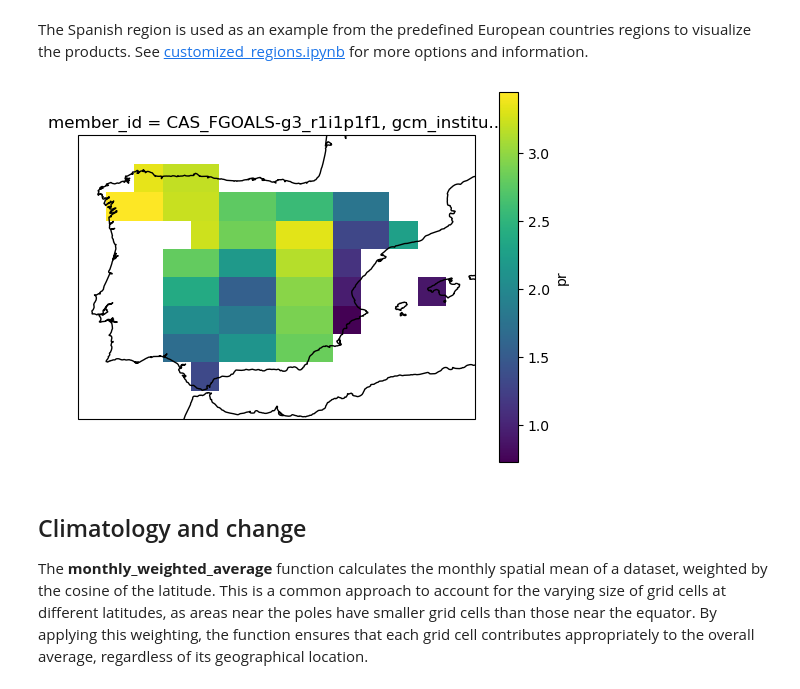
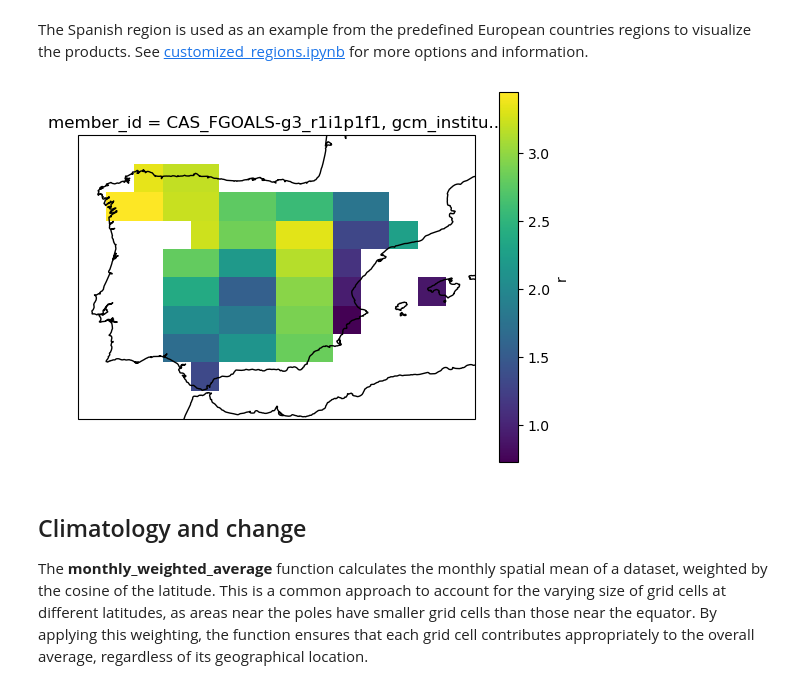
Before and after one commit to sylvainmarchi/c3s-atlas, a Jupyter notebook: book/notebooks/annual_cycle.ipynb, the cells around one changed output. Cells and saved outputs as stored; diff of their text form; code cells hidden in the pictures.

```diff
--- a/book/notebooks/annual_cycle.ipynb
+++ b/book/notebooks/annual_cycle.ipynb
@@ -54,7 +66,7 @@ To reduce data size and download time, a geographical subset focusing on a speci
 # %%
 project = "CMIP6"
 scenario = "ssp370"
-var = 'pr'
+var = 'r'
 dest = Path('./data/CMIP6') # directory to download the files
 os.makedirs(dest, exist_ok=True)
 # %% [markdown]
@@ -93,8 +105,8 @@ extract_zip_and_delete(dest / filename)
 #### Concatenate historical and SSP scenarios
 Note that the historical and SSP scenarios may have a different number of members. Here, common members from the historical and SSP scenarios are concatenated into a single [xarray.Dataset](https://docs.xarray.dev/en/stable/generated/xarray.Dataset.html) to facilitate their use going forward.
 # %%
-ds_hist = xr.open_dataset(dest / "pr_CMIP6_historical_mon_185001-201412.nc")
-ds_sce = xr.open_dataset(dest / "pr_CMIP6_ssp370_mon_201501-210012.nc")
+ds_hist = xr.open_dataset(dest / "r_CMIP6_historical_mon_185001-201412.nc")
+ds_sce = xr.open_dataset(dest / "r_CMIP6_ssp370_mon_201501-210012.nc")
 mem_inters = np.intersect1d(ds_hist.member_id.values, ds_sce.member_id.values)
 ds_hist = ds_hist.isel(member = np.isin(ds_hist.member_id.values, mem_inters))
 ds_sce = ds_sce.isel(member = np.isin(ds_sce.member_id.values, mem_inters))
@@ -121,11 +133,11 @@ filtered_ds = ds.where(mask)
 # %%
 # mean spatial map for one member
 ax = plt.axes(projection=ccrs.PlateCarree())  # Use PlateCarree for lat/lon projections
-filtered_ds['pr'].isel(member=0).mean(dim='time').plot(ax=ax, transform=ccrs.PlateCarree())
+filtered_ds[var].isel(member=0).mean(dim='time').plot(ax=ax, transform=ccrs.PlateCarree())
 ax.coastlines()
 plt.show()
 # %% [output]
-[figure, old version]
+[figure, new version]
 # %% [markdown]
 ## Climatology and change
 The **monthly_weighted_average** function calculates the monthly spatial mean of a dataset, weighted by the cosine of the latitude. This is a common approach to account for the varying size of grid cells at different latitudes, as areas near the poles have smaller grid cells than those near the equator. By applying this weighting, the function ensures that each grid cell contributes appropriately to the overall average, regardless of its geographical location.
```
Also changed, not shown: parts of 10 cells of this notebook, 11 other files.
